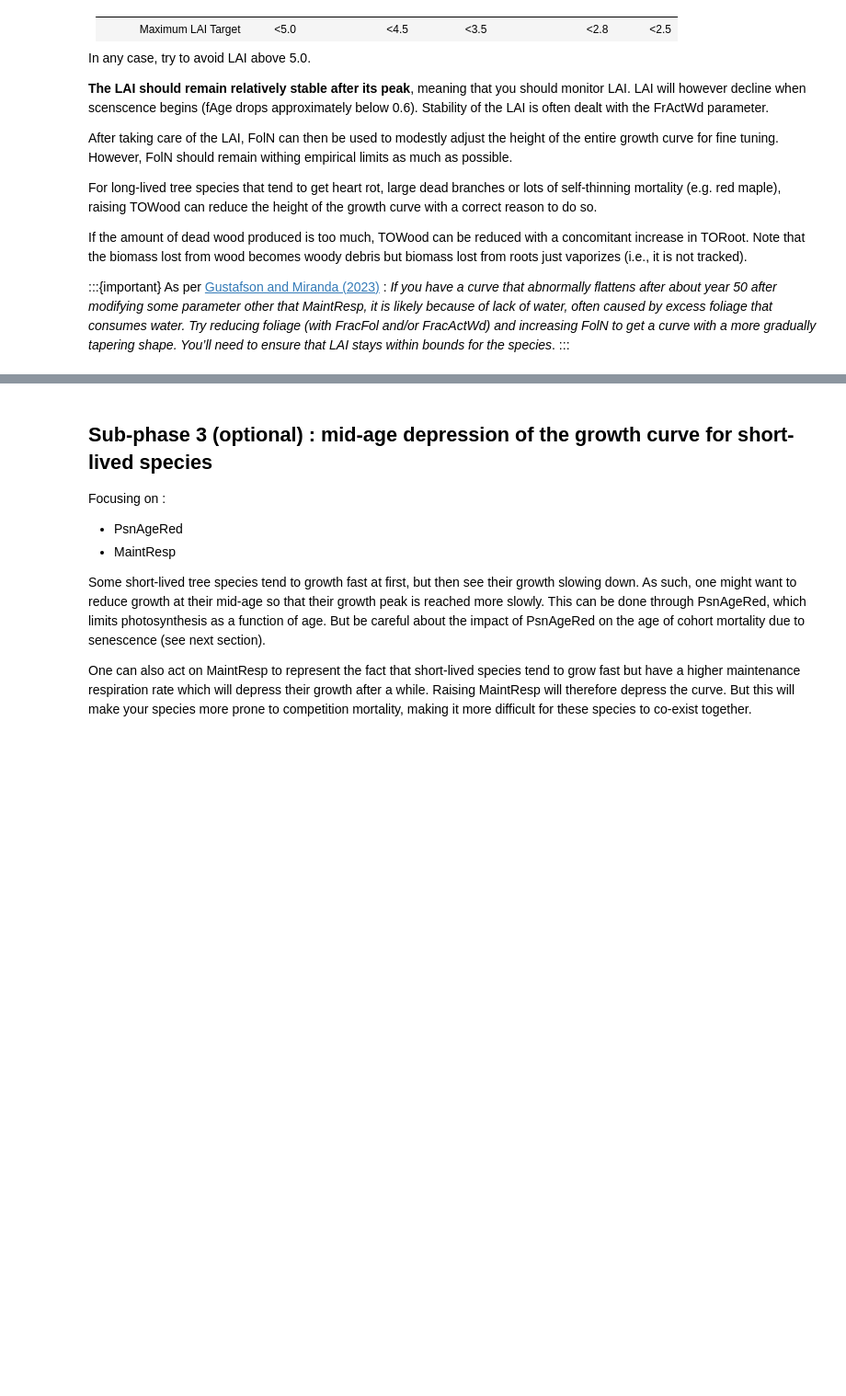
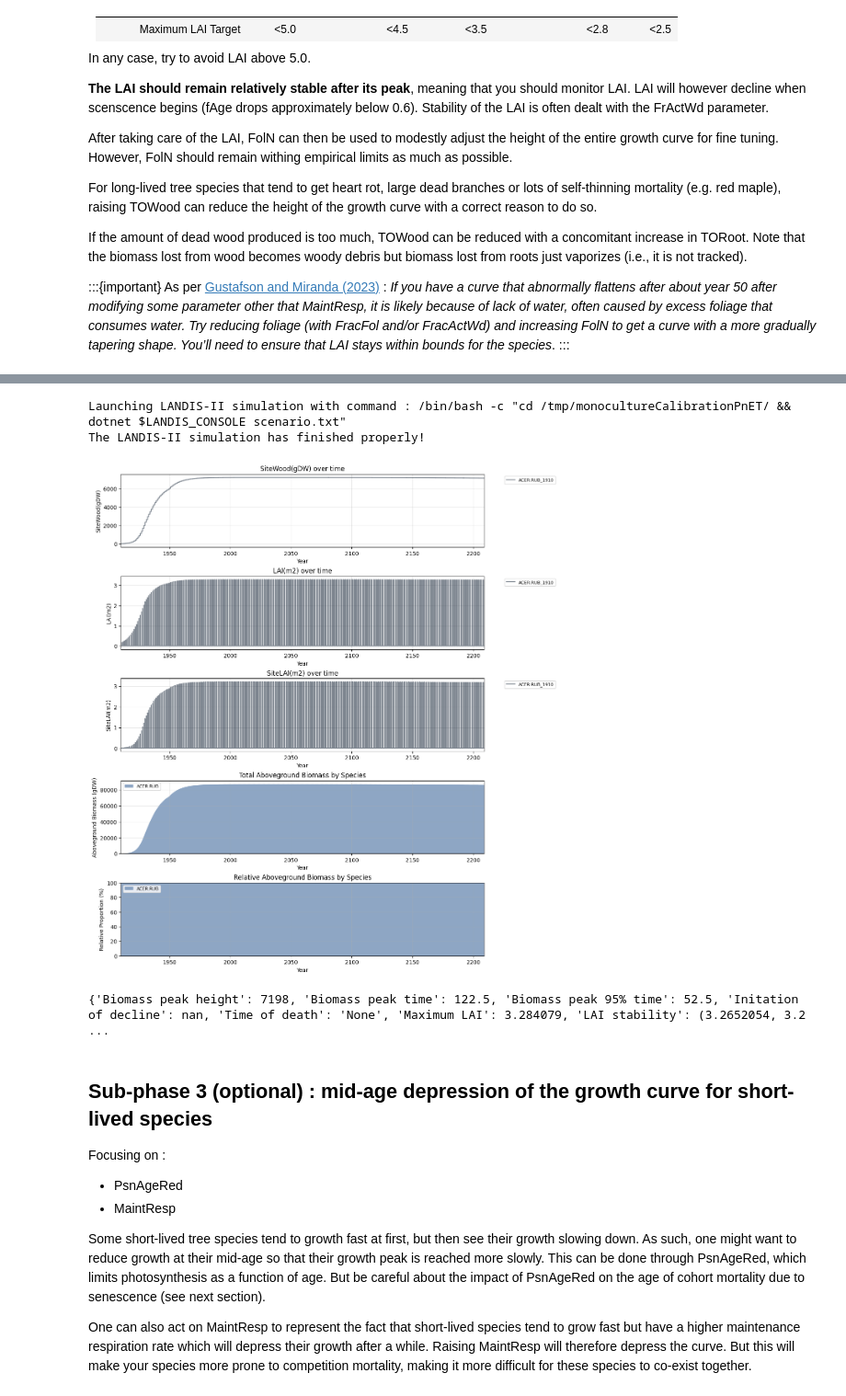
Before and after one commit to Klemet/Calibration_PnET_DIVERSE, a Jupyter notebook: calibrationJupyterBook/StartingCalibrationTest/6.Monoculture_ideal_conditions.ipynb, the cells around one changed output, grey strips where cells are left out. Shown at 92% size. Cells and saved outputs as stored; diff of their text form; code cells hidden in the pictures; blank space fills up the shorter version.

```diff
--- a/calibrationJupyterBook/StartingCalibrationTest/6.Monoculture_ideal_conditions.ipynb
+++ b/calibrationJupyterBook/StartingCalibrationTest/6.Monoculture_ideal_conditions.ipynb
@@ -1606,3 +2323,53 @@ The LANDIS-II simulation has finished properly!
+# %%
+from functionsForCalibration import *
+
+species = "ACER.RUB"
+
+core = json.load(open('./SpeciesParametersSets/Calibrated_SubSubPhase1.1.3/initialCoreSpeciesParameters.json'))
+pnet_s = json.load(open('./SpeciesParametersSets/Calibrated_SubSubPhase1.1.3/initialPnETSpeciesParameters.json'))
+gen = json.load(open('./SpeciesParametersSets/Calibrated_SubSubPhase1.1.3/InitialGenericParameters.json'))
+
+# Testing alt FolN and TOWood
+# pnet_s["PnETSpeciesParameters"][species]["FolN"] = "2.7"
+# pnet_s["PnETSpeciesParameters"][species]["TOWood"] = "0.1"
+# pnet_s["PnETSpeciesParameters"][species]["MaxFracFol"] = "0.22"
+# pnet_s["PnETSpeciesParameters"][species]["FracFolShape"] = "23"
+
+gen["MaintResp"] = "0.012"
+pnet_s["PnETSpeciesParameters"]["ACER.RUB"]["FolN"] = "2.3"
+pnet_s["PnETSpeciesParameters"]["ACER.RUB"]["TOWood"] = "0.1"
+pnet_s["PnETSpeciesParameters"]["ACER.RUB"]["TORoot"] = "0.1"
+pnet_s["PnETSpeciesParameters"]["ACER.RUB"]["MaxFracFol"] = "0.08"
+pnet_s["PnETSpeciesParameters"]["ACER.RUB"]["FracFolShape"] = "16"
+pnet_s["PnETSpeciesParameters"]["ACER.RUB"]["FrActWd"] = "0.0000625"
+pnet_s["PnETSpeciesParameters"]["ACER.RUB"]["FracFol"] = "0.032"
+# pnet_s["PnETSpeciesParameters"][species]["FrActWd"] = "0.00002875"
+# pnet_s["PnETSpeciesParameters"][species]["FrActWd"] = "0.00001675"
+# pnet_s["PnETSpeciesParameters"][species]["PsnTMin"] = "5"
+# pnet_s["PnETSpeciesParameters"][species]["PsnTOpt"] = "27"
+
+
+# Until we're marking the scenescense phase, we're letting the cohorts live very
+# long to isolate the effect of fAge
+core[species]["Longevity"] = "999"
+
+#target_peak_time = 49.986034
+
+print(calibrationSimulationMonoculturemanawan(
+        duration=300,
+        climate="mild",
+        soil="SILO",
+        speciesToSimulate="ACER.RUB",
+        dictOfInitialCoreSpeciesParameters=core,
+        dictOfInitialPnETSpeciesParameters=pnet_s,
+        dictOfInitialPnETGenericParameters=gen,
+        plotResults = True
+    ))
+# %% [output]
+Launching LANDIS-II simulation with command : /bin/bash -c "cd /tmp/monocultureCalibrationPnET/ && dotnet $LANDIS_CONSOLE scenario.txt"
+The LANDIS-II simulation has finished properly!
+[figure, added]
+{'Biomass peak height': 7198, 'Biomass peak time': 122.5, 'Biomass peak 95% time': 52.5, 'Initation of decline': nan, 'Time of death': 'None', 'Maximum LAI': 3.284079, 'LAI stability': (3.2652054, 3.2 ...
 # %% [markdown]
 ## Sub-phase 3 (optional) : mid-age depression of the growth curve for short-lived species
 
```
Also changed, not shown: parts of 8 cells of this notebook, 10 other files.
